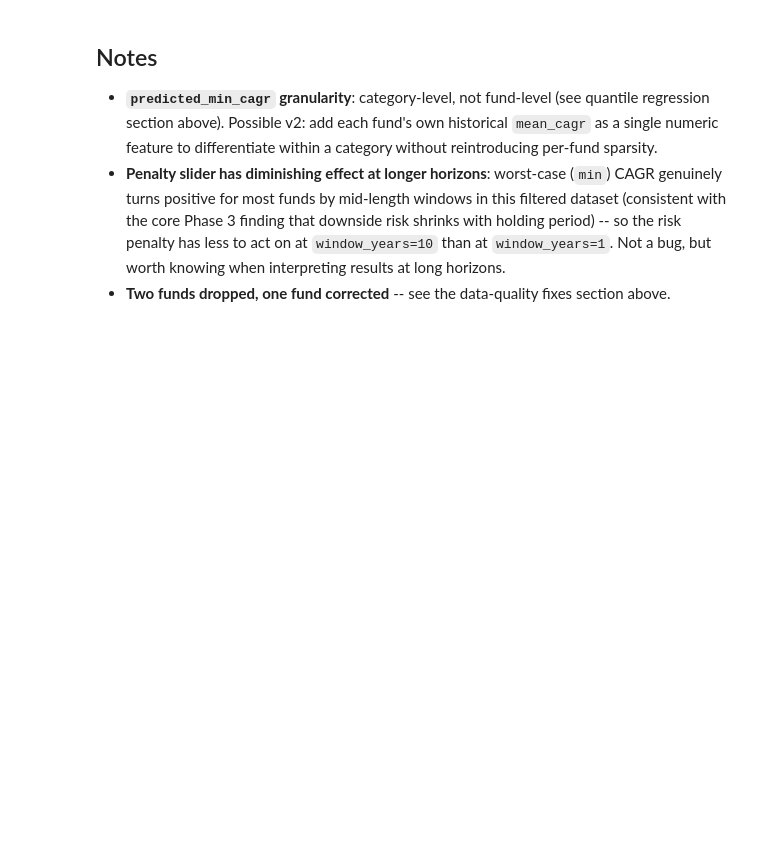
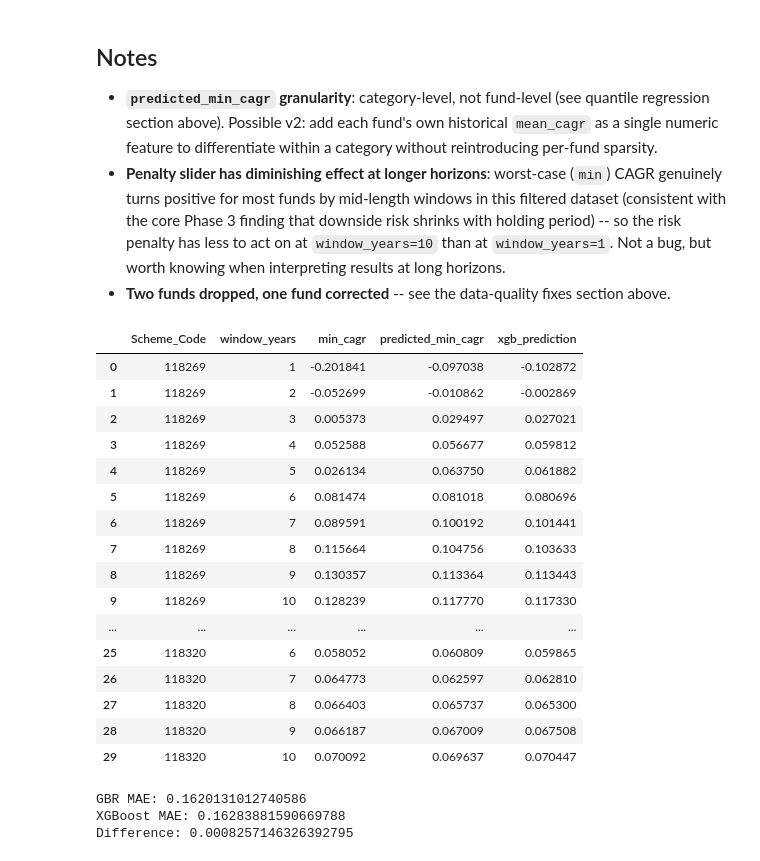
Before and after one commit to AdityaLoops/Investment-Advisor, a Jupyter notebook: Notebooks/05_expanded_dataset_pipeline.ipynb, the cells around one changed output. Drawn from its saved outputs; the diff is of its cells as text; code cells hidden in the pictures; blank space fills up the shorter version.

```diff
--- a/Notebooks/05_expanded_dataset_pipeline.ipynb
+++ b/Notebooks/05_expanded_dataset_pipeline.ipynb
@@ -380,3 +380,49 @@ Top 3 fund(s) recommened for 5 years at penalty weight 1.0 (risk measure: min):
   Not a bug, but worth knowing when interpreting results at long horizons.
 - **Two funds dropped, one fund corrected** -- see the data-quality fixes
   section above.
+# %%
+import xgboost as xgb
+
+xgb_model = xgb.XGBRegressor(
+    objective = 'reg:quantileerror',
+    quantile_alpha = 0.05,
+    n_estimators=100,
+    random_state = 42
+)
+
+xgb_model.fit(x_train, y_train)
+xgb_pred = xgb_model.predict(x_test)
+# %%
+long_df_encoded['xgb_prediction'] = xgb_model.predict(x)
+predicted_summary_xgb = long_df_encoded.groupby(['Scheme_Code','window_years'])['xgb_prediction'].mean().reset_index()
+comparison = results_df.merge(predicted_summary_xgb, on=['Scheme_Code', 'window_years'], how= 'left')
+comparison[['Scheme_Code', 'window_years','min_cagr', 'predicted_min_cagr', 'xgb_prediction']].head(30)
+# %% [output]
+|  | Scheme_Code | window_years | min_cagr | predicted_min_cagr | xgb_prediction |
+| 0 | 118269 | 1 | -0.201841 | -0.097038 | -0.102872 |
+| 1 | 118269 | 2 | -0.052699 | -0.010862 | -0.002869 |
+| 2 | 118269 | 3 | 0.005373 | 0.029497 | 0.027021 |
+| 3 | 118269 | 4 | 0.052588 | 0.056677 | 0.059812 |
+| 4 | 118269 | 5 | 0.026134 | 0.063750 | 0.061882 |
+| 5 | 118269 | 6 | 0.081474 | 0.081018 | 0.080696 |
+| 6 | 118269 | 7 | 0.089591 | 0.100192 | 0.101441 |
+| 7 | 118269 | 8 | 0.115664 | 0.104756 | 0.103633 |
+| 8 | 118269 | 9 | 0.130357 | 0.113364 | 0.113443 |
+| 9 | 118269 | 10 | 0.128239 | 0.117770 | 0.117330 |
+| ... | ... | ... | ... | ... | ... |
+| 25 | 118320 | 6 | 0.058052 | 0.060809 | 0.059865 |
+| 26 | 118320 | 7 | 0.064773 | 0.062597 | 0.062810 |
+| 27 | 118320 | 8 | 0.066403 | 0.065737 | 0.065300 |
+| 28 | 118320 | 9 | 0.066187 | 0.067009 | 0.067508 |
+| 29 | 118320 | 10 | 0.070092 | 0.069637 | 0.070447 |
+# %%
+from sklearn.metrics import mean_absolute_error
+gbr_mae = mean_absolute_error(y_test, quantile_model.predict(x_test) )
+xgb_mae = mean_absolute_error(y_test, xgb_pred)
+print("GBR MAE:", gbr_mae)
+print("XGBoost MAE:", xgb_mae)
+print("Difference:", xgb_mae - gbr_mae)
+# %% [output]
+GBR MAE: 0.1620131012740586
+XGBoost MAE: 0.16283881590669788
+Difference: 0.0008257146326392795
```
Also changed, not shown: parts of 2 cells of this notebook, 6 other files.
